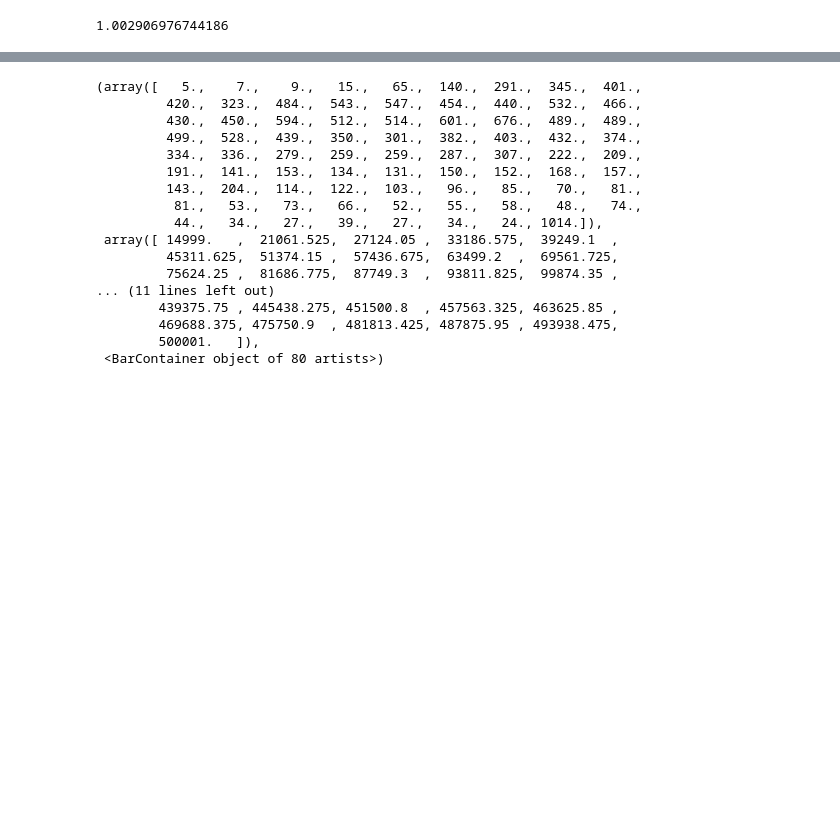
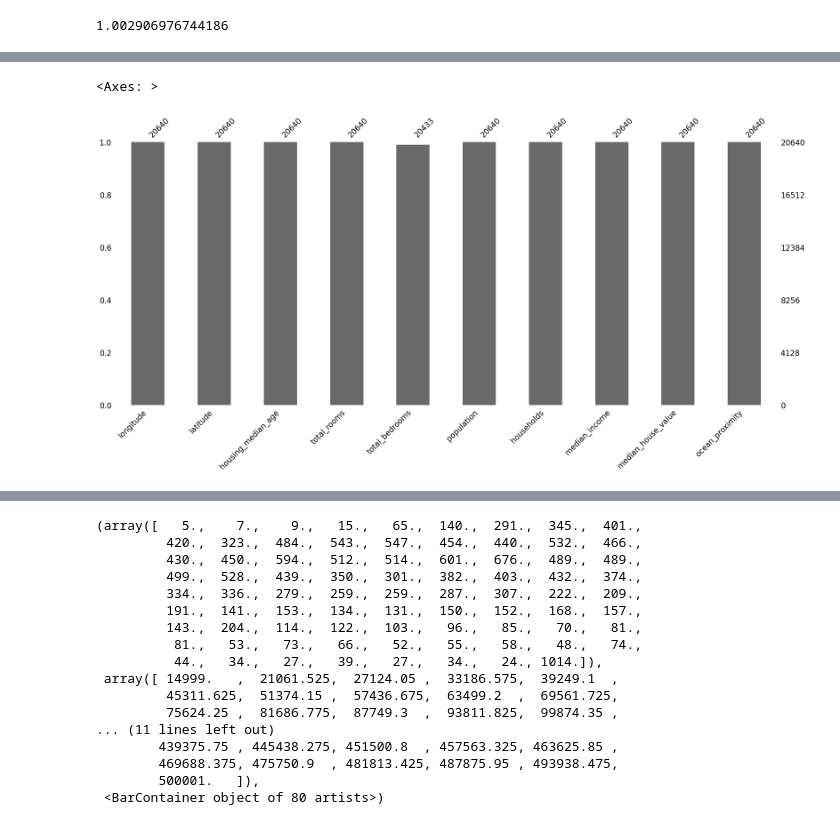
Before and after one commit to nishags83g/my-ai-learning, a Jupyter notebook: mylearnings.ipynb, the cells around one changed output, grey strips where cells are left out. Drawn from its saved outputs; the diff is of its cells as text; code cells hidden in the pictures; blank space fills up the shorter version.

```diff
--- a/mylearnings.ipynb
+++ b/mylearnings.ipynb
@@ -125,0 +234,7 @@ caHousing['total_bedrooms'].isnull().sum()/caHousing.shape[0] *100
+# %%
+#Visualize missing values in 2 ways
+#First Method
+msno.bar(caHousing)
+# %% [output]
+<Axes: >
+[figure, added]
```
Also changed, not shown: parts of 53 cells of this notebook.
